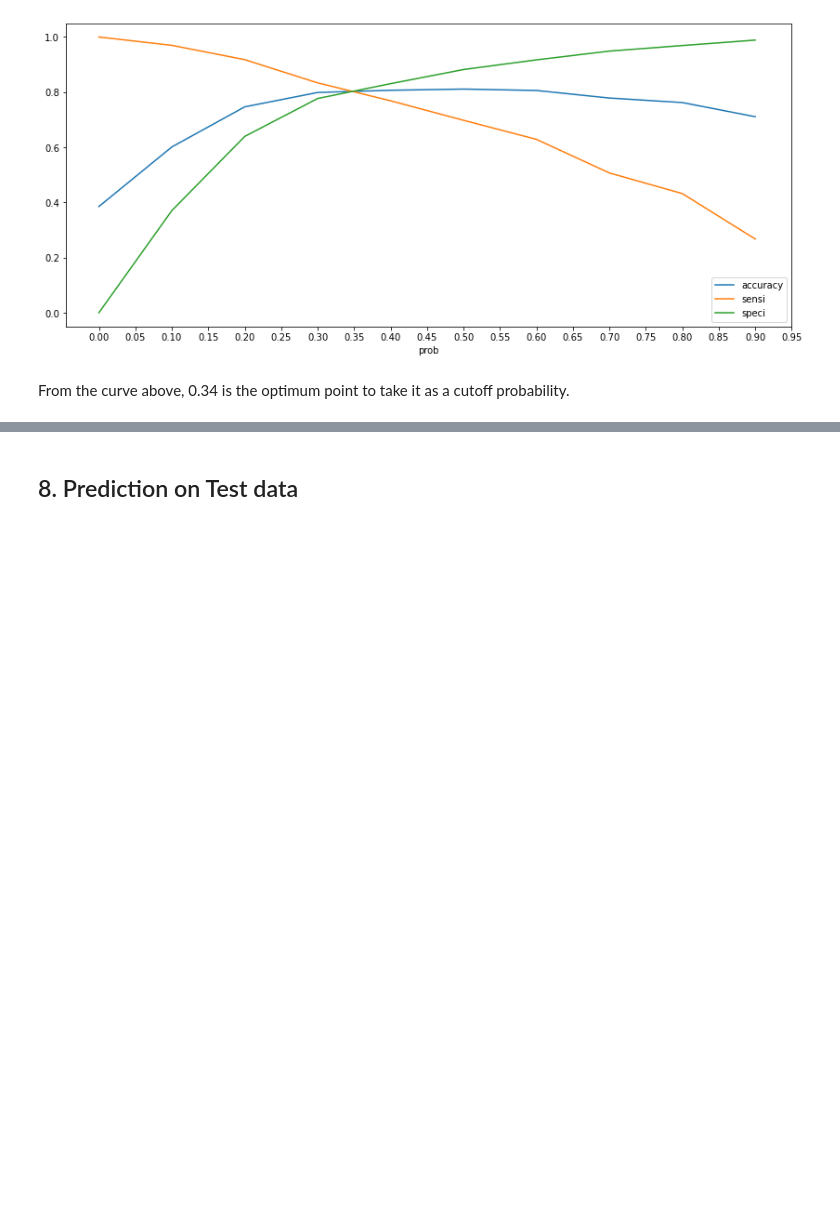
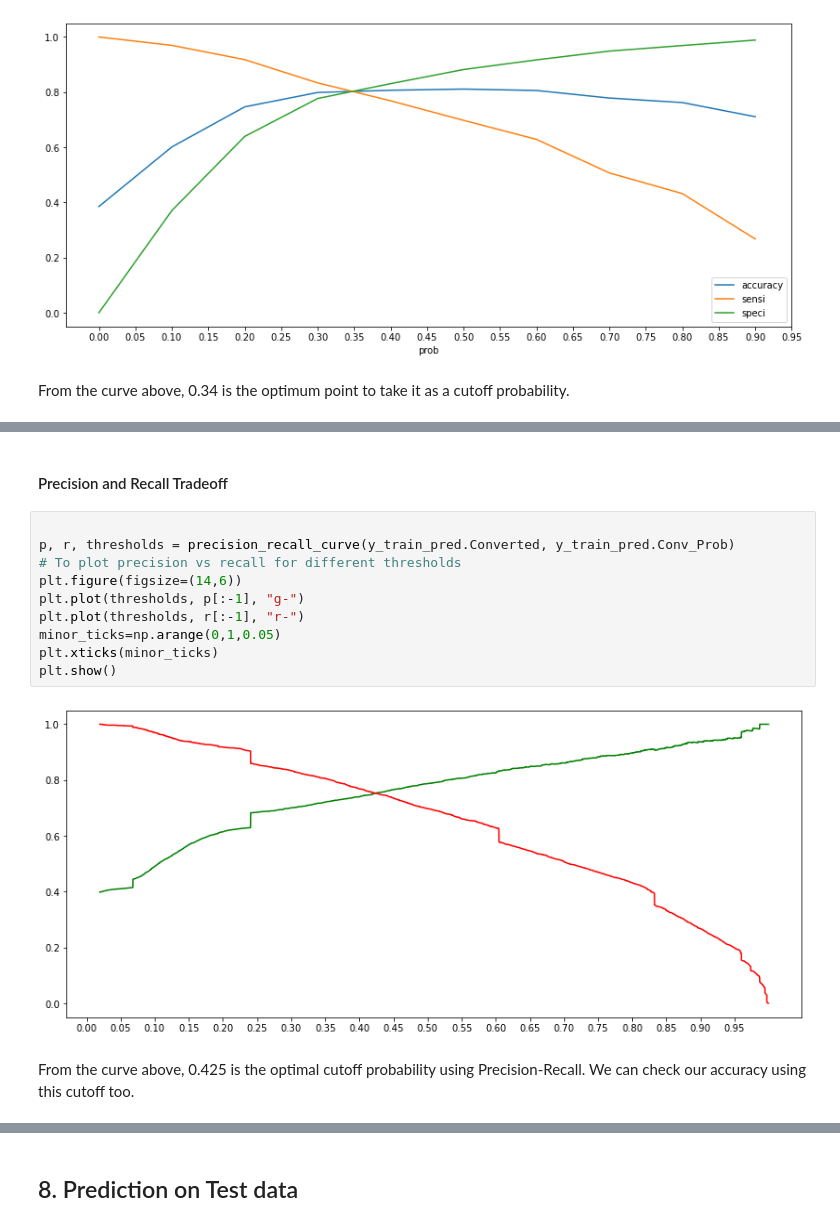
Before and after one commit to aparnakishan/XEducationLeadScore, a Jupyter notebook: LeadScoreXEduCaseStudy.ipynb, the cells around one changed output, grey strips where cells are left out. Drawn from its saved outputs; the diff is of its cells as text; blank space fills up the shorter version.

Commit message:
Precision-Recall TradeOff and Conclusion

```diff
--- a/LeadScoreXEduCaseStudy.ipynb
+++ b/LeadScoreXEduCaseStudy.ipynb
@@ -1322,0 +1344,16 @@ Negative predictive value:  0.8708507670850767
+# %% [markdown]
+#### Precision and Recall Tradeoff
+# %%
+
+p, r, thresholds = precision_recall_curve(y_train_pred.Converted, y_train_pred.Conv_Prob)
+# To plot precision vs recall for different thresholds
+plt.figure(figsize=(14,6))
+plt.plot(thresholds, p[:-1], "g-")
+plt.plot(thresholds, r[:-1], "r-")
+minor_ticks=np.arange(0,1,0.05)
+plt.xticks(minor_ticks)
+plt.show()
+# %% [output]
+[figure, added]
+# %% [markdown]
+From the curve above, 0.425 is the optimal cutoff probability using Precision-Recall. We can check our accuracy using this cutoff too.
```
Also changed, not shown: parts of 30 cells of this notebook.
